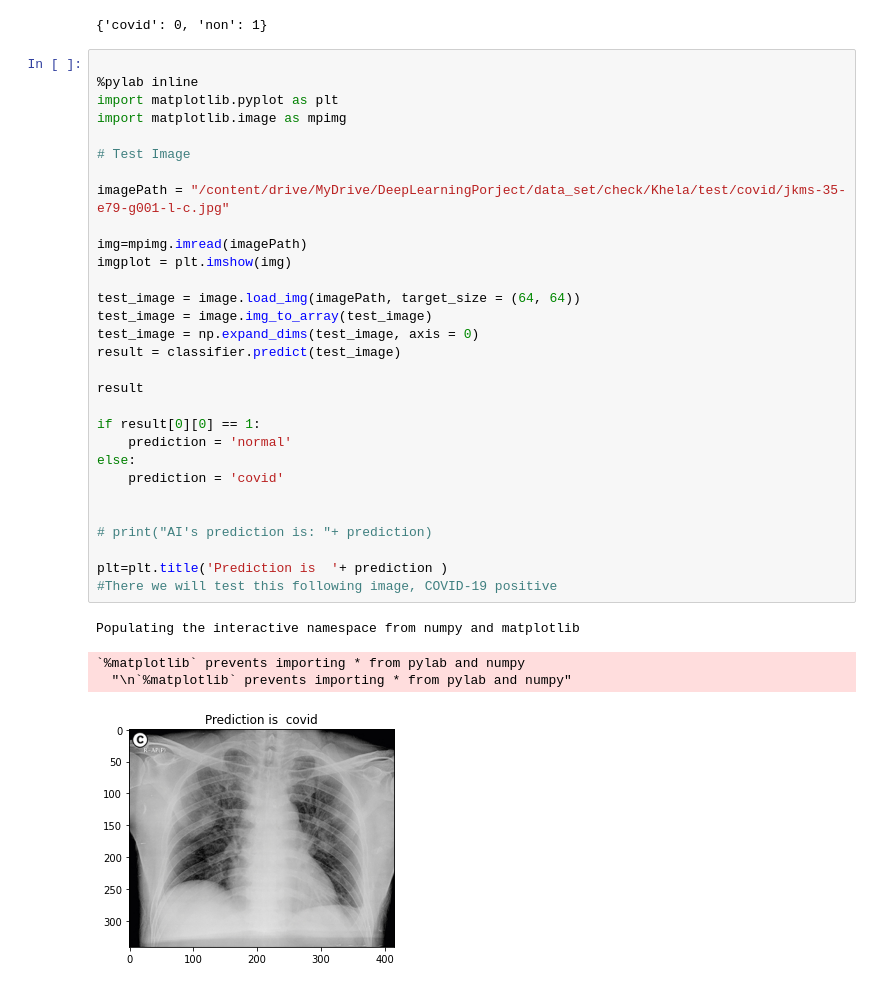
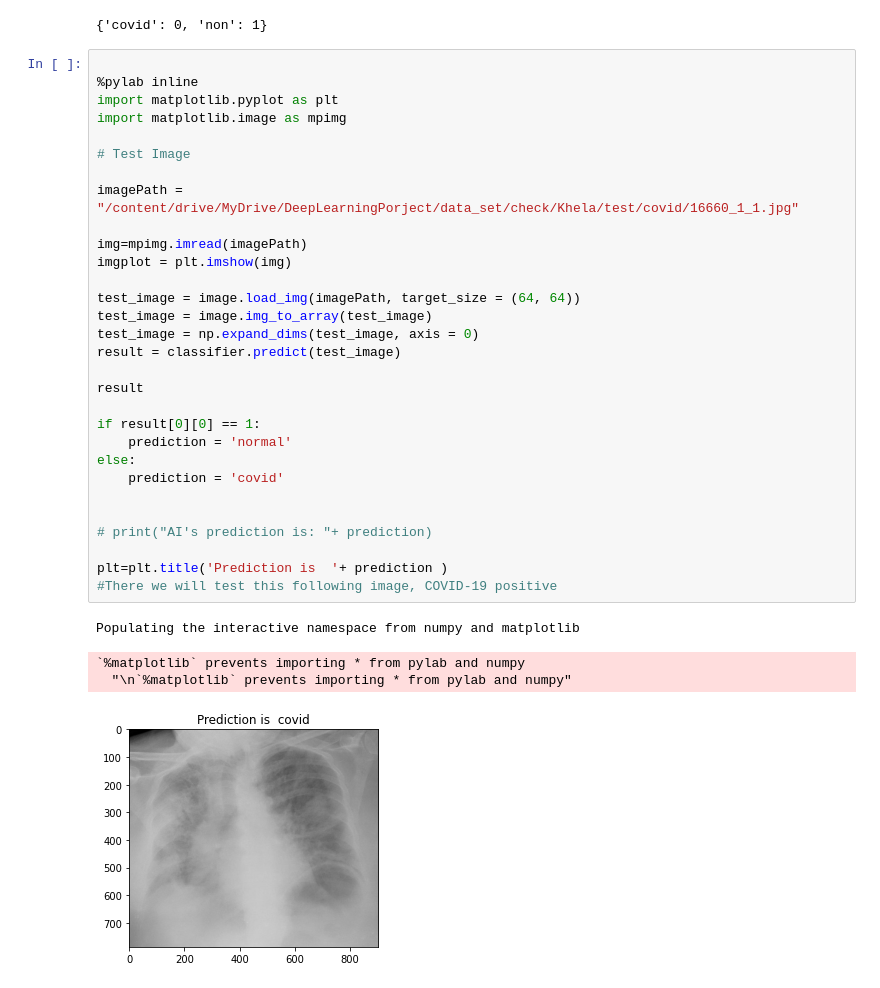
Before and after one commit to Mithunjack/covid-19-xay-image-classification, a Jupyter notebook: DeepLearning.ipynb, the cells around one changed output. Drawn from its saved outputs; the diff is of its cells as text.

```diff
--- a/DeepLearning.ipynb
+++ b/DeepLearning.ipynb
@@ -255,32 +239,32 @@ print(training_set.class_indices)
 import matplotlib.pyplot as plt
 import matplotlib.image as mpimg
 
 # Test Image
 
-imagePath = "/content/drive/MyDrive/DeepLearningPorject/data_set/check/Khela/test/covid/jkms-35-e79-g001-l-c.jpg"
+imagePath = "/content/drive/MyDrive/DeepLearningPorject/data_set/check/Khela/test/covid/16660_1_1.jpg"
 
 img=mpimg.imread(imagePath)
 imgplot = plt.imshow(img)
 
 test_image = image.load_img(imagePath, target_size = (64, 64))
 test_image = image.img_to_array(test_image)
 test_image = np.expand_dims(test_image, axis = 0)
 result = classifier.predict(test_image)
 
 result
 
 if result[0][0] == 1:
     prediction = 'normal'
 else:
     prediction = 'covid'
 
 
 # print("AI's prediction is: "+ prediction)
 
 plt=plt.title('Prediction is  '+ prediction )
 #There we will test this following image, COVID-19 positive
 # %% [output]
 Populating the interactive namespace from numpy and matplotlib
 `%matplotlib` prevents importing * from pylab and numpy
   "\n`%matplotlib` prevents importing * from pylab and numpy"
-[figure, old version]
+[figure, new version]
```
Also changed, not shown: parts of 10 cells of this notebook.
